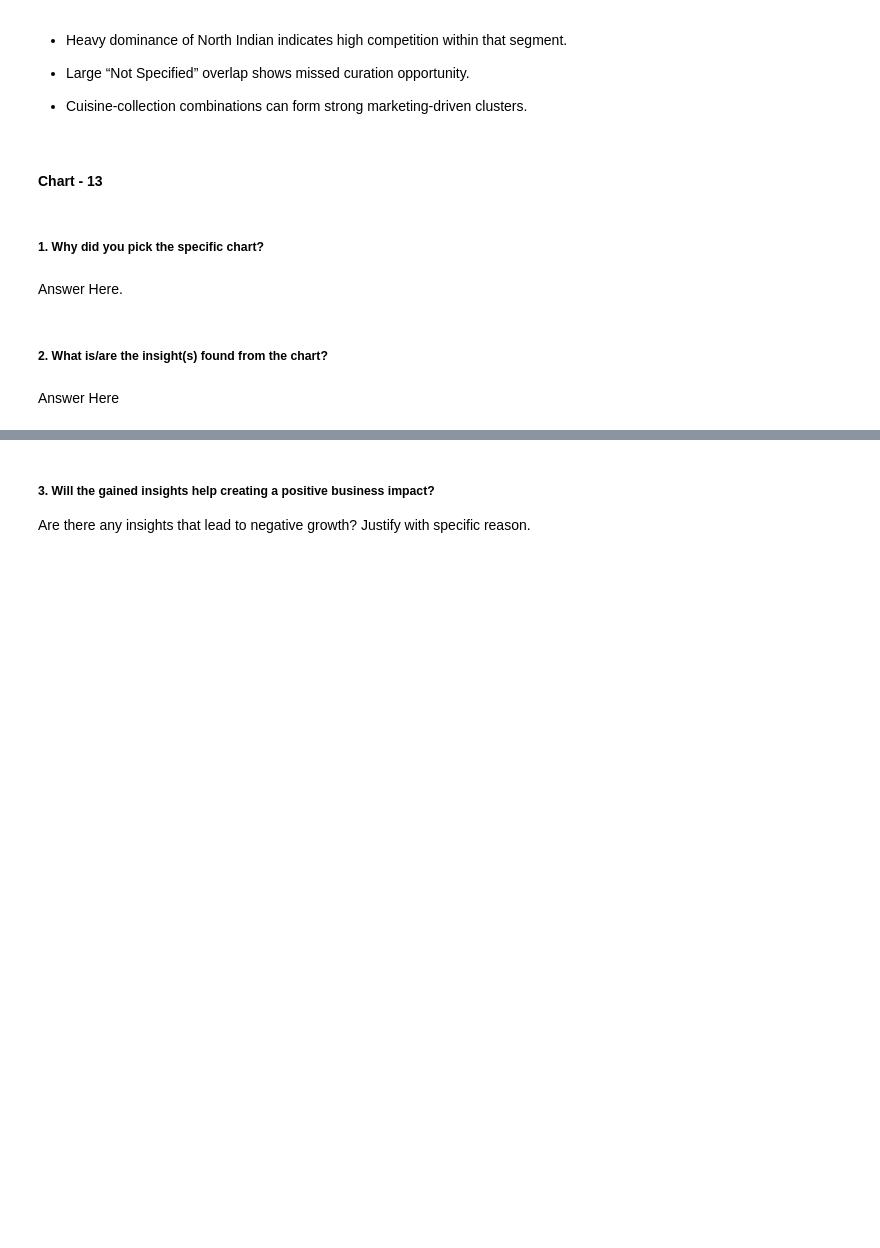
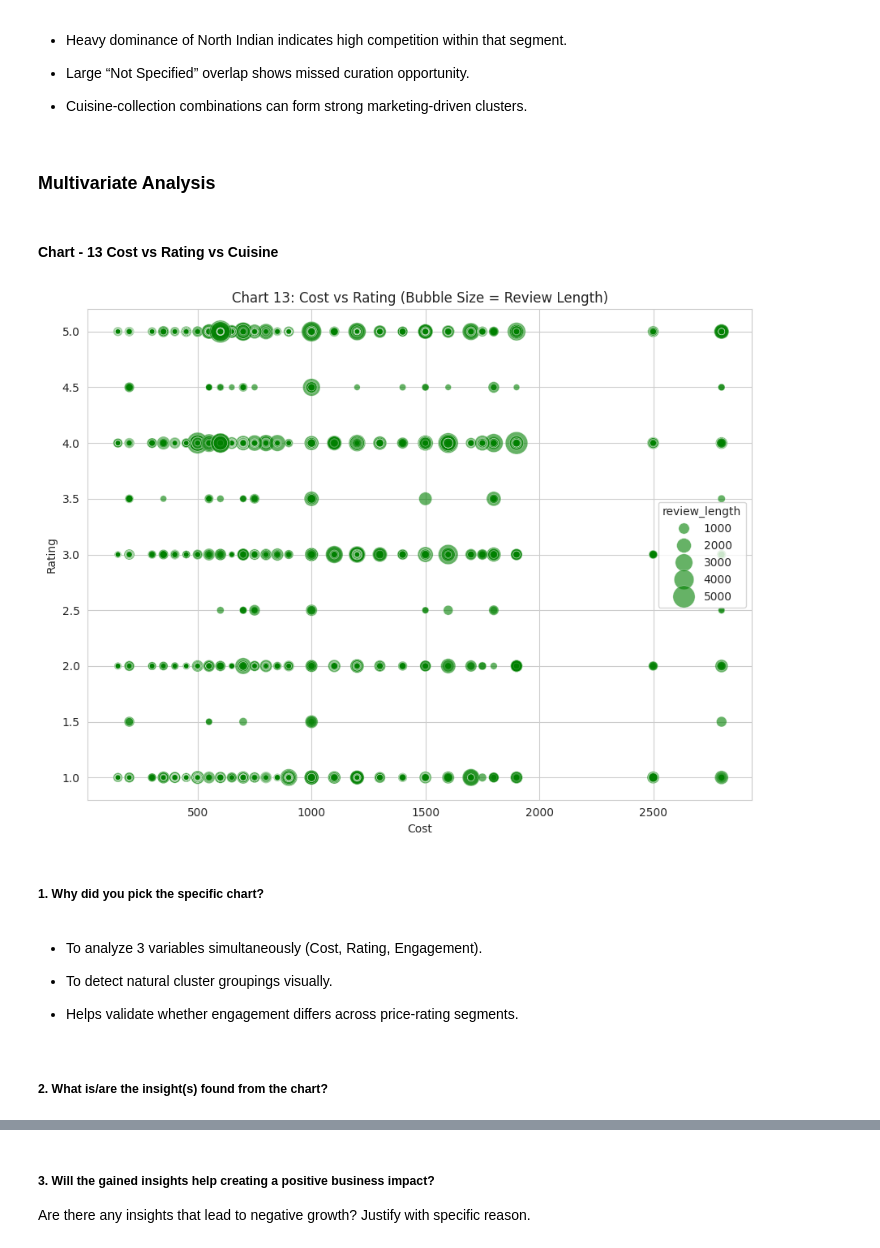
Before and after one commit to Sagarjain93/Machine-Learning-Portfolio, a Jupyter notebook: 03_ML_Practice/Zomato_Restaurant_Clustering/notebook/02_EDA.ipynb, the cells around one changed output, grey strips where cells are left out. Cells and saved outputs as stored; diff of their text form; code cells hidden in the pictures; blank space fills up the shorter version.

```diff
--- a/03_ML_Practice/Zomato_Restaurant_Clustering/notebook/02_EDA.ipynb
+++ b/03_ML_Practice/Zomato_Restaurant_Clustering/notebook/02_EDA.ipynb
@@ -1709,5 +1709,7 @@ Are there any insights that lead to negative growth? Justify with specific reaso
 *  Large “Not Specified” overlap shows missed curation opportunity.
 
 *  Cuisine-collection combinations can form strong marketing-driven clusters.
+# %% [markdown]
+### **Multivariate Analysis**
 # %% [markdown]
-#### Chart - 13
+#### **Chart - 13 Cost vs Rating vs Cuisine**
@@ -1716,8 +1716,33 @@ Are there any insights that lead to negative growth? Justify with specific reaso
+# %%
+# ==========================================
+# Chart 13: Cost vs Rating vs Review Length
+# ==========================================
+
+plt.figure(figsize=(9,7))
+
+sns.scatterplot(data=merged_df,
+                x='cost',
+                y='rating',
+                size='review_length',
+                sizes=(20, 400),
+                color='green',
+                alpha=0.6)
+
+plt.title("Chart 13: Cost vs Rating (Bubble Size = Review Length)")
+plt.xlabel("Cost")
+plt.ylabel("Rating")
+
+plt.tight_layout()
+plt.show()
+# %% [output]
+[figure, added]
 # %% [markdown]
 ##### 1. Why did you pick the specific chart?
-# %% [markdown]
-Answer Here.
+# %% [markdown]
+*  To analyze 3 variables simultaneously (Cost, Rating, Engagement).
+
+*  To detect natural cluster groupings visually.
+
+*  Helps validate whether engagement differs across price-rating segments.
 # %% [markdown]
 ##### 2. What is/are the insight(s) found from the chart?
-# %% [markdown]
-Answer Here
```
Also changed, not shown: parts of 20 cells of this notebook.
